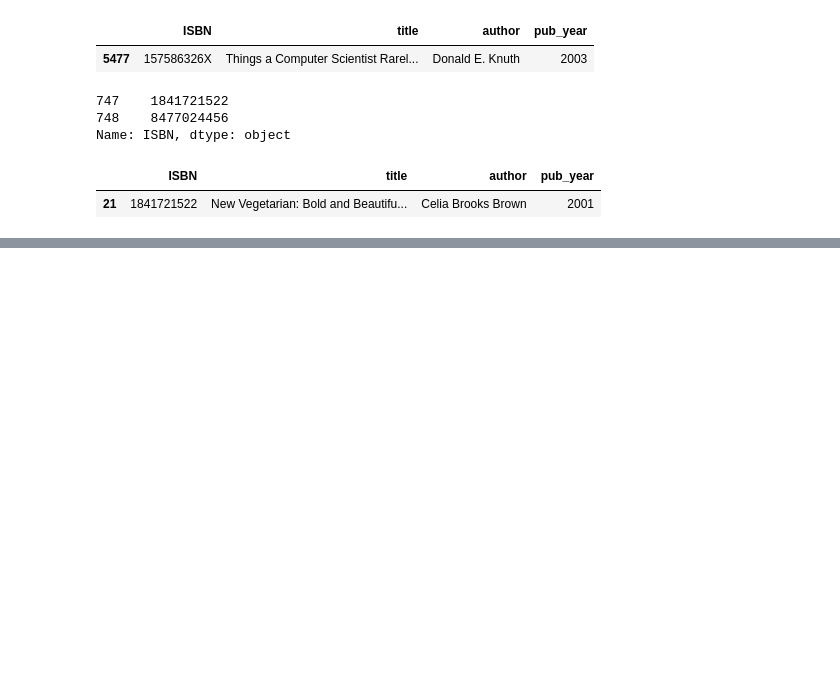
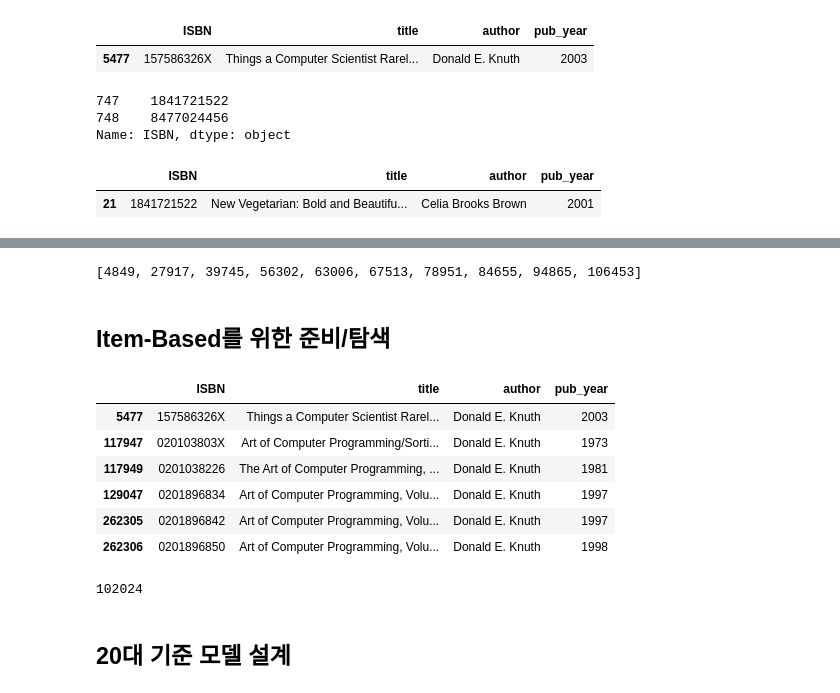
Before and after one commit to SeongwonTak/RecommenderSystem, a Jupyter notebook: book_practice/Book_Recommendation_with_SVD_latent_factor.ipynb, the cells around one changed output, grey strips where cells are left out. Saved outputs shown, nothing was run; the diff lists cells and outputs as text; code cells hidden in the pictures; blank space fills up the shorter version.

```diff
--- a/book_practice/Book_Recommendation_with_SVD_latent_factor.ipynb
+++ b/book_practice/Book_Recommendation_with_SVD_latent_factor.ipynb
@@ -331,0 +347,25 @@ books.loc[books.ISBN=='8477024456',:]
+# %%
+picked_id
+# %% [output]
+[4849, 27917, 39745, 56302, 63006, 67513, 78951, 84655, 94865, 106453]
+# %% [markdown]
+## Item-Based를 위한 준비/탐색
+# %%
+# 우선 작가 하나를 기준으로 도서 리스트를 검색
+books.loc[books.author == 'Donald E. Knuth',:]
+# %% [output]
+|  | ISBN | title | author | pub_year |
+| 5477 | 157586326X | Things a Computer Scientist Rarel... | Donald E. Knuth | 2003 |
+| 117947 | 020103803X | Art of Computer Programming/Sorti... | Donald E. Knuth | 1973 |
+| 117949 | 0201038226 | The Art of Computer Programming, ... | Donald E. Knuth | 1981 |
+| 129047 | 0201896834 | Art of Computer Programming, Volu... | Donald E. Knuth | 1997 |
+| 262305 | 0201896842 | Art of Computer Programming, Volu... | Donald E. Knuth | 1997 |
+| 262306 | 0201896850 | Art of Computer Programming, Volu... | Donald E. Knuth | 1998 |
+# %%
+# 작가별로, 유의미하게 동일한 컨셉의 책을 주는 것을 알 수 있다.
+# 작가의 수를 검색해보자
+len(books.author.unique())
+# %% [output]
+102024
+# %% [markdown]
+## 20대 기준 모델 설계
```
Also changed, not shown: parts of 15 cells of this notebook.
